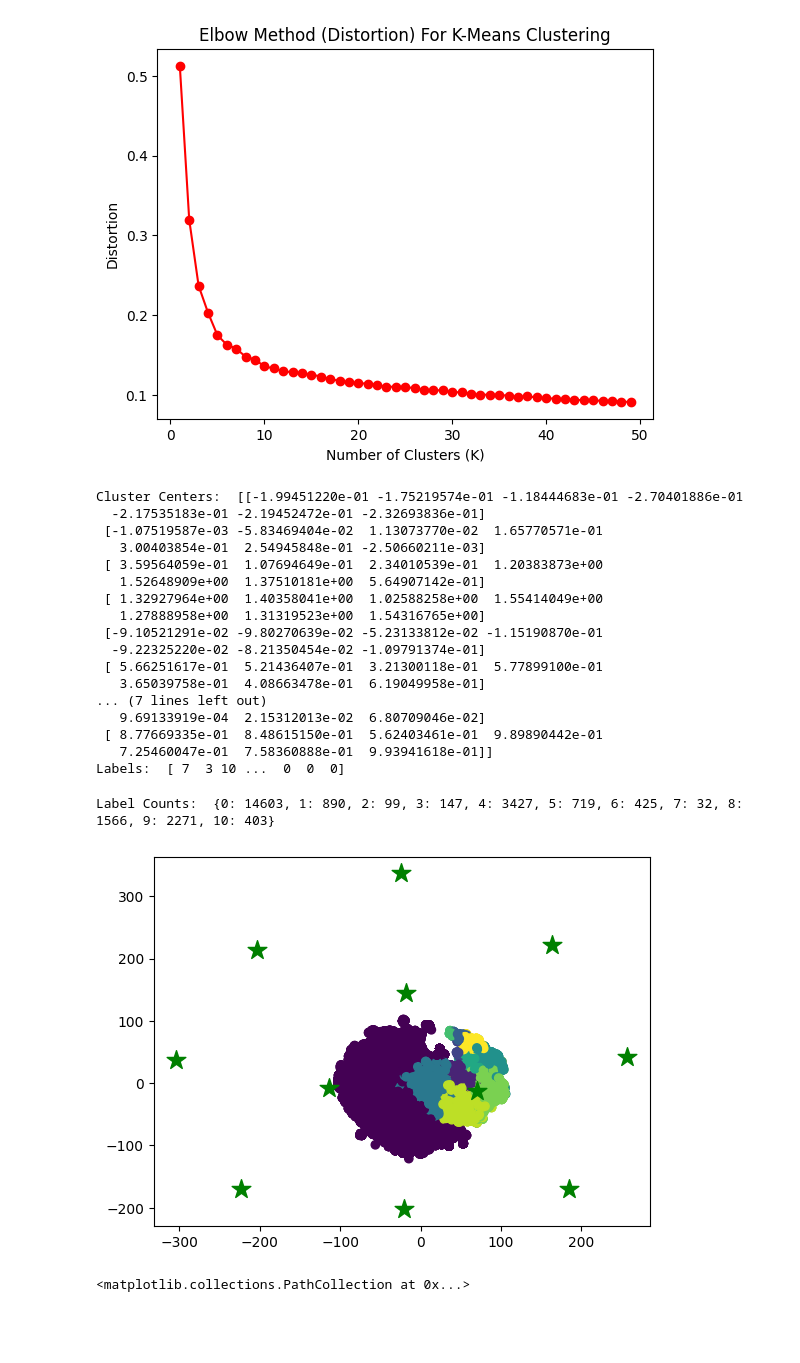
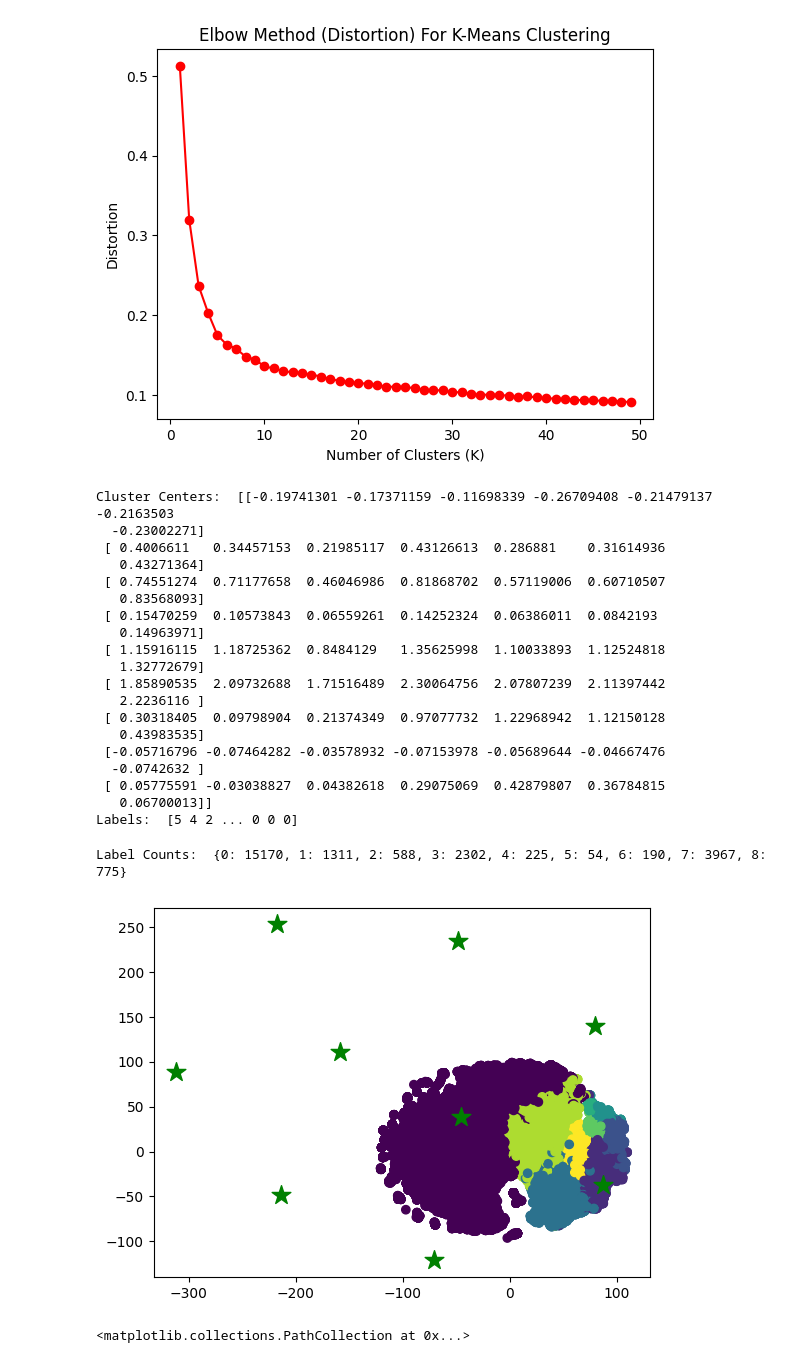
Before and after one commit to Harin329/SNCluster, a Jupyter notebook: kmeans.ipynb, the cells around one changed output. Cells and saved outputs as stored; diff of their text form; code cells hidden in the pictures; blank space fills up the shorter version.

```diff
--- a/kmeans.ipynb
+++ b/kmeans.ipynb
@@ -176,44 +176,46 @@ plt.show()
 # %% [output]
 [figure]
 # %%
-kmeans = KMeans(n_clusters=11, random_state=0).fit(X)
+kmeans = KMeans(n_clusters=9, random_state=0).fit(X)
 print("Cluster Centers: ", kmeans.cluster_centers_)
 print("Labels: ", kmeans.labels_)
 # %% [output]
-Cluster Centers:  [[-1.99451220e-01 -1.75219574e-01 -1.18444683e-01 -2.70401886e-01
-  -2.17535183e-01 -2.19452472e-01 -2.32693836e-01]
- [-1.07519587e-03 -5.83469404e-02  1.13073770e-02  1.65770571e-01
-   3.00403854e-01  2.54945848e-01 -2.50660211e-03]
- [ 3.59564059e-01  1.07694649e-01  2.34010539e-01  1.20383873e+00
-   1.52648909e+00  1.37510181e+00  5.64907142e-01]
- [ 1.32927964e+00  1.40358041e+00  1.02588258e+00  1.55414049e+00
-   1.27888958e+00  1.31319523e+00  1.54316765e+00]
- [-9.10521291e-02 -9.80270639e-02 -5.23133812e-02 -1.15190870e-01
-  -9.22325220e-02 -8.21350454e-02 -1.09791374e-01]
- [ 5.66251617e-01  5.21436407e-01  3.21300118e-01  5.77899100e-01
-   3.65039758e-01  4.08663478e-01  6.19049958e-01]
-... (7 lines left out)
-   9.69133919e-04  2.15312013e-02  6.80709046e-02]
- [ 8.77669335e-01  8.48615150e-01  5.62403461e-01  9.89890442e-01
-   7.25460047e-01  7.58360888e-01  9.93941618e-01]]
-Labels:  [ 7  3 10 ...  0  0  0]
+Cluster Centers:  [[-0.19741301 -0.17371159 -0.11698339 -0.26709408 -0.21479137 -0.2163503
+  -0.23002271]
+ [ 0.4006611   0.34457153  0.21985117  0.43126613  0.286881    0.31614936
+   0.43271364]
+ [ 0.74551274  0.71177658  0.46046986  0.81868702  0.57119006  0.60710507
+   0.83568093]
+ [ 0.15470259  0.10573843  0.06559261  0.14252324  0.06386011  0.0842193
+   0.14963971]
+ [ 1.15916115  1.18725362  0.8484129   1.35625998  1.10033893  1.12524818
+   1.32772679]
+ [ 1.85890535  2.09732688  1.71516489  2.30064756  2.07807239  2.11397442
+   2.2236116 ]
+ [ 0.30318405  0.09798904  0.21374349  0.97077732  1.22968942  1.12150128
+   0.43983535]
+ [-0.05716796 -0.07464282 -0.03578932 -0.07153978 -0.05689644 -0.04667476
+  -0.0742632 ]
+ [ 0.05775591 -0.03038827  0.04382618  0.29075069  0.42879807  0.36784815
+   0.06700013]]
+Labels:  [5 4 2 ... 0 0 0]
 # %%
 unique, counts = np.unique(kmeans.labels_, return_counts=True)
 print("Label Counts: ", dict(zip(unique, counts)))
 # %% [output]
-Label Counts:  {0: 14603, 1: 890, 2: 99, 3: 147, 4: 3427, 5: 719, 6: 425, 7: 32, 8: 1566, 9: 2271, 10: 403}
+Label Counts:  {0: 15170, 1: 1311, 2: 588, 3: 2302, 4: 225, 5: 54, 6: 190, 7: 3967, 8: 775}
 # %%
 from sklearn.manifold import TSNE
 
-tsne = TSNE(n_components=2, perplexity=10, random_state=0, learning_rate=300, init='pca')
+tsne = TSNE(n_components=2, perplexity=8, random_state=0, learning_rate=300, init='pca')
 X_tsne = tsne.fit_transform(X)
 cluster_tsne = tsne.fit_transform(kmeans.cluster_centers_)
 
 plt.scatter(X_tsne[:, 0], X_tsne[:, 1], c=kmeans.labels_)
 plt.scatter(cluster_tsne[:, 0], cluster_tsne[:, 1], marker='*', s=200, c='green')
 plt.show()
 # %% [output]
-[figure, old version]
+[figure, new version]
 # %%
 import umap
 standard_embedding = umap.UMAP(random_state=42).fit_transform(X)
```
Also changed, not shown: parts of 2 cells of this notebook, 20 other files.
